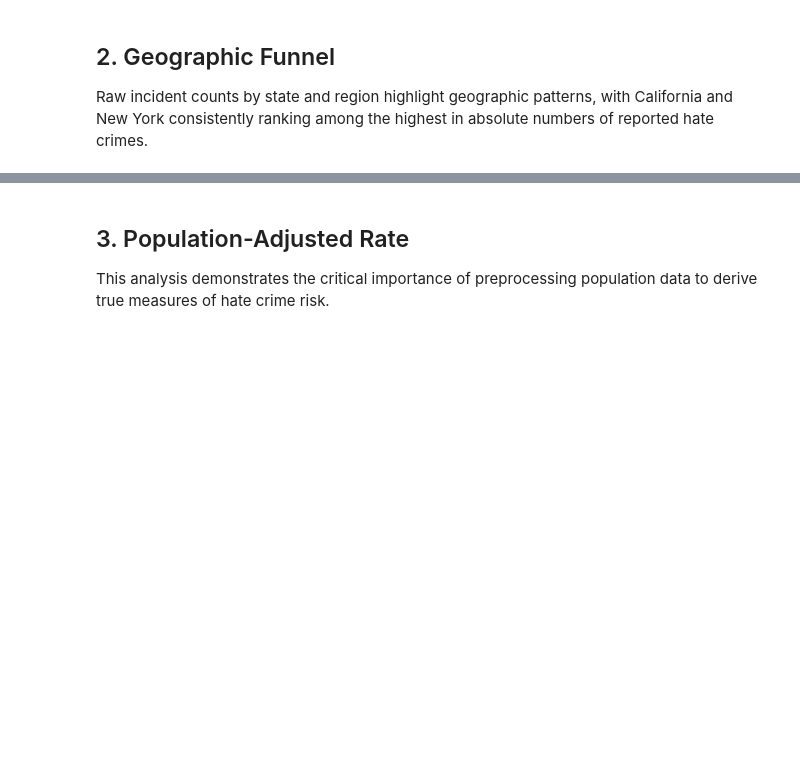
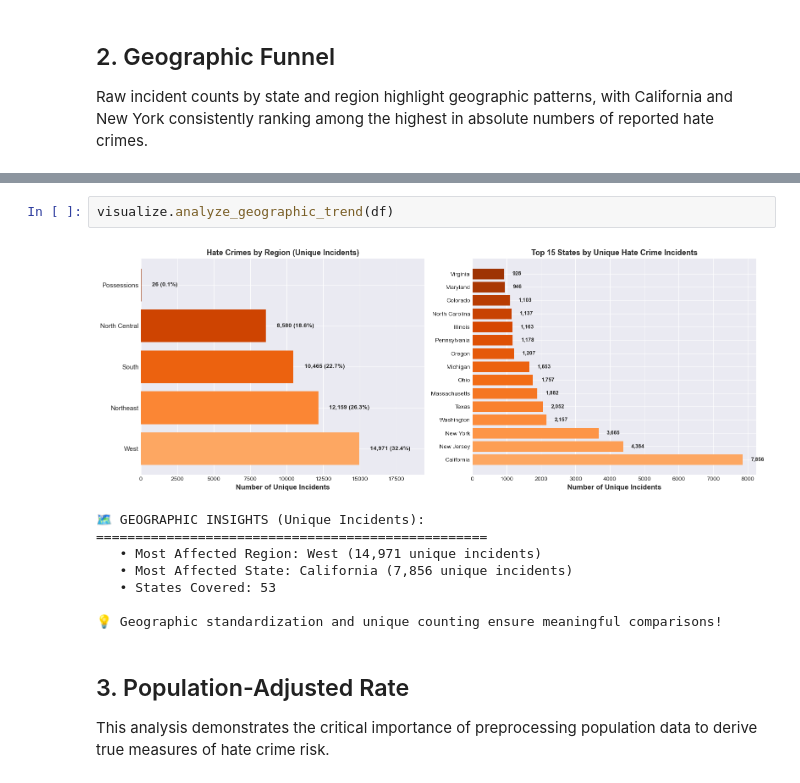
Before and after one commit to yamik1ra/DPnV_Group5_DSEB, a Jupyter notebook: notebooks/storytelling.ipynb, the cells around one changed output, grey strips where cells are left out. Saved outputs shown, nothing was run; the diff lists cells and outputs as text; blank space fills up the shorter version.

```diff
--- a/notebooks/storytelling.ipynb
+++ b/notebooks/storytelling.ipynb
@@ -510,3 +386,14 @@ print("\n💡 Geographic standardization enables meaningful regional comparisons
+# %%
+visualize.analyze_geographic_trend(df)
+# %% [output]
+[figure, added]
+🗺️ GEOGRAPHIC INSIGHTS (Unique Incidents):
+==================================================
+   • Most Affected Region: West (14,971 unique incidents)
+   • Most Affected State: California (7,856 unique incidents)
+   • States Covered: 53
+
+💡 Geographic standardization and unique counting ensure meaningful comparisons!
 # %% [markdown]
 ## 3. Population-Adjusted Rate
 
```
Also changed, not shown: parts of 14 cells of this notebook, 5 other files.
